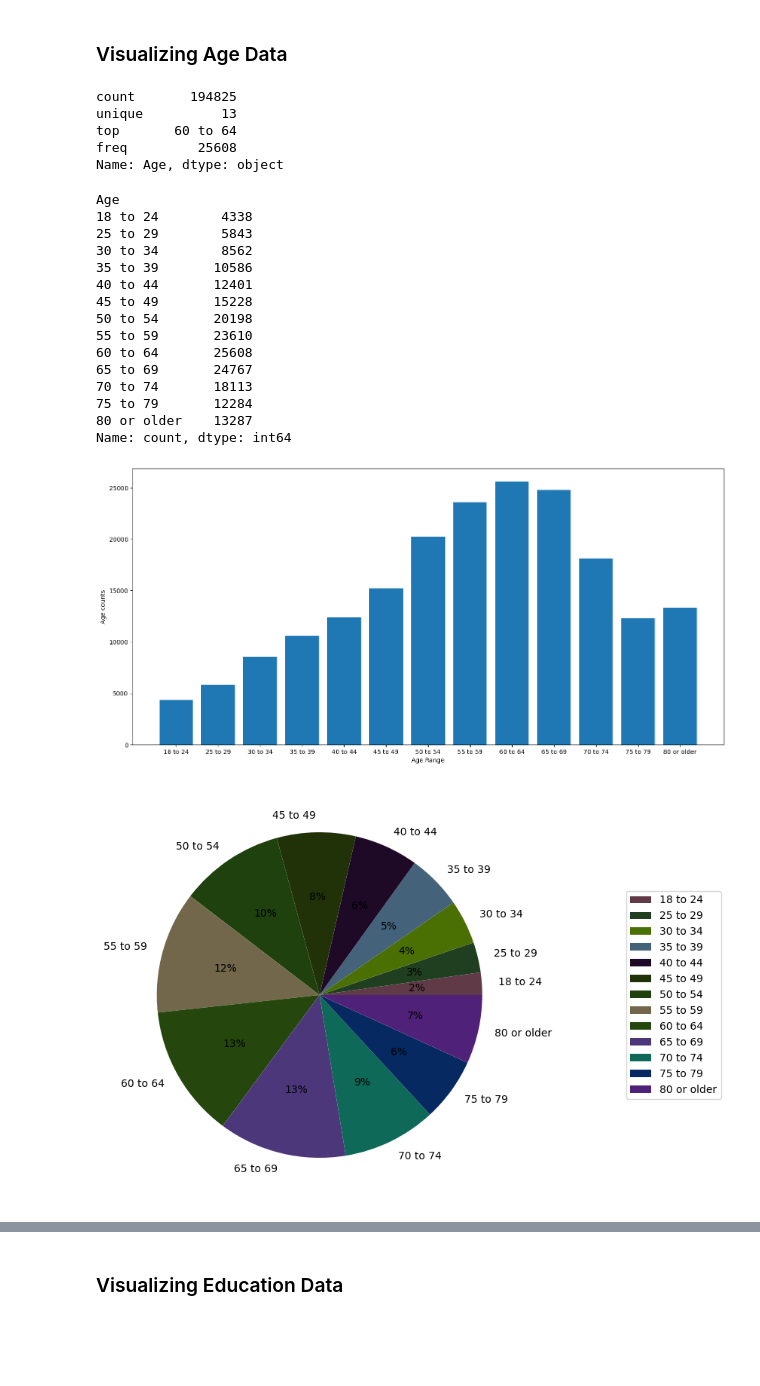
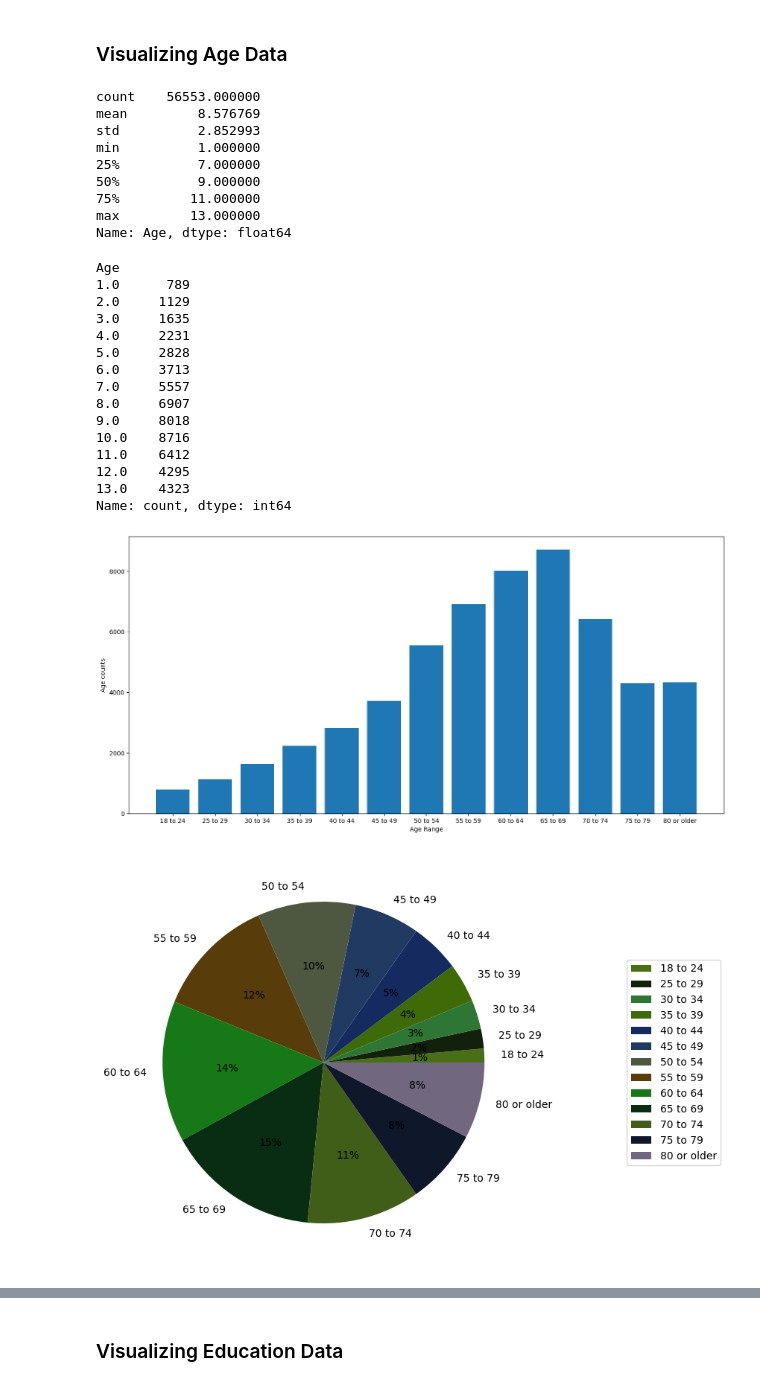
Before and after one commit to amjadAwad95/diabetes-prediction, a Jupyter notebook: src/EDA.ipynb, the cells around one changed output, grey strips where cells are left out. Saved outputs shown, nothing was run; the diff lists cells and outputs as text; code cells hidden in the pictures; blank space fills up the shorter version.

```diff
--- a/src/EDA.ipynb
+++ b/src/EDA.ipynb
@@ -8,15 +10,5 @@ import matplotlib.pyplot as plt
 # %% [markdown]
 ### Loading data
 # %%
-from datasets import get_dataset_split_names,load_dataset
-
-path="Bena345/cdc-diabetes-health-indicators"
-
-# To get how they split the data
-split_names=get_dataset_split_names(path)
-# Number train and test dataset
-train_size=10000
-test_size=5000
-
-diabetes=load_dataset(path,split=[f'{split_names[0]}[:]', f'{split_names[1]}[:]'])
-diabetes
+path="../data/diabetes.csv"
+diabetes_df=pd.read_csv(path)
@@ -32,6 +15,7 @@ diabetes
 # %% [markdown]
 ### splitting data
 # %%
-diabetes_train_dataframe=diabetes[0].to_pandas()
-diabetes_test_dataframe=diabetes[1].to_pandas()
+from sklearn.model_selection import train_test_split
+
+diabetes_train,diabetes_test=train_test_split(diabetes_df,test_size=0.2,random_state=42)
 # %%
@@ -67,33 +51,40 @@ diabetes_train_dataframe.head(5)
 # %% [markdown]
 ### Visualizing Age Data
 # %%
-diabetes_train_dataframe["Age"].describe()
+diabetes_train["Age"].describe()
 # %% [output]
-count       194825
-unique          13
-top       60 to 64
-freq         25608
-Name: Age, dtype: object
+count    56553.000000
+mean         8.576769
+std          2.852993
+min          1.000000
+25%          7.000000
+50%          9.000000
+75%         11.000000
+max         13.000000
+Name: Age, dtype: float64
 # %%
-age_count=diabetes_train_dataframe["Age"].value_counts().sort_index()
+age_count=diabetes_train["Age"].value_counts().sort_index()
 
 age_count
 # %% [output]
 Age
-18 to 24        4338
-25 to 29        5843
-30 to 34        8562
-35 to 39       10586
-40 to 44       12401
-45 to 49       15228
-50 to 54       20198
-55 to 59       23610
-60 to 64       25608
-65 to 69       24767
-70 to 74       18113
-75 to 79       12284
-80 or older    13287
+1.0      789
+2.0     1129
+3.0     1635
+4.0     2231
+5.0     2828
+6.0     3713
+7.0     5557
+8.0     6907
+9.0     8018
+10.0    8716
+11.0    6412
+12.0    4295
+13.0    4323
 Name: count, dtype: int64
+# %%
+labels = ["18 to 24","25 to 29","30 to 34","35 to 39","40 to 44","45 to 49","50 to 54","55 to 59",
+          "60 to 64","65 to 69","70 to 74","75 to 79","80 or older"]
 # %%
 age_figer=plt.figure(figsize=(15,7),dpi=100)
 age_axes=age_figer.add_axes([0.1,0.1,0.9,0.9])
@@ -101,28 +92,28 @@ age_axes=age_figer.add_axes([0.1,0.1,0.9,0.9])
 age_axes.set_xlabel('Age Range')
 age_axes.set_ylabel('Age counts')
 
-age_axes.bar(age_count.index,age_count.values)
+age_axes.bar(labels,age_count.values)
 
 plt.show()
 # %% [output]
-[figure, old version]
+[figure, new version]
 # %%
 import random
 
 age_figer=plt.figure(figsize=(10,6),dpi=100)
 age_axes=age_figer.add_axes([0.1,0.1,0.9,0.9])
 
 colors=[]
 for i in range(age_count.size):
     rgb=(random.uniform(0,0.5),random.uniform(0,0.5),random.uniform(0,0.5))
     colors.append(rgb)
 
-wedges, texts, autotexts=age_axes.pie(age_count.values,labels=age_count.index,
+wedges, texts, autotexts=age_axes.pie(age_count.values,labels=labels,
                                       colors=colors,autopct="%1.0f%%") #,textprops=dict(color="w")
-plt.legend(wedges,age_count.index,loc="right",bbox_to_anchor=(1,0,0.5,1))
+plt.legend(wedges,labels,loc="right",bbox_to_anchor=(1,0,0.5,1))
 
 plt.show()
 # %% [output]
-[figure, old version]
+[figure, new version]
 # %%
 age_diabetes_distribution =(
```
Also changed, not shown: parts of 47 cells of this notebook.
